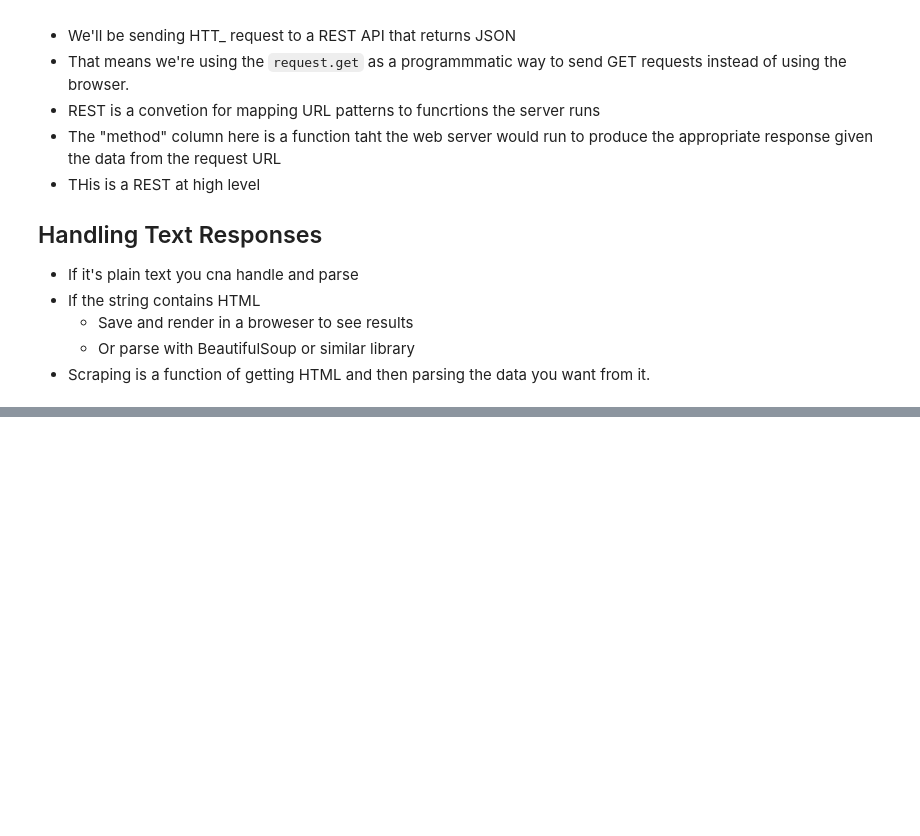
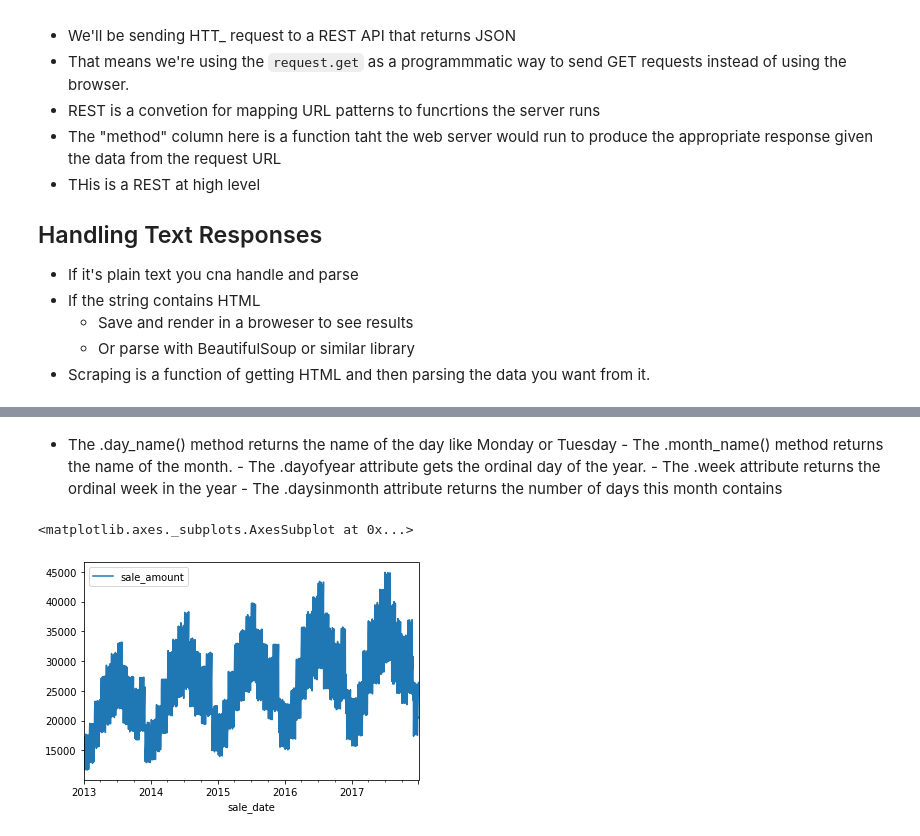
Before and after one commit to guedanie/ds-methodologies-exercises, a Jupyter notebook: time_series/time_series_class_notes.ipynb, the cells around one changed output, grey strips where cells are left out. Saved outputs shown, nothing was run; the diff lists cells and outputs as text; code cells hidden in the pictures; blank space fills up the shorter version.

```diff
--- a/time_series/time_series_class_notes.ipynb
+++ b/time_series/time_series_class_notes.ipynb
@@ -90,0 +116,2 @@ import pandas as pd
+# %%
+df = acquire.read_complied_data()
@@ -90,0 +156,6 @@ import pandas as pd
+# %%
+# Reassign the sale_date column to be a datetime type
+df['sale_date'] = pd.to_datetime(df['sale_date'])
+
+# Sort rows by the date and then set the index as that date
+df = df.sort_values("sale_date").set_index("sale_date")
@@ -90,0 +206,9 @@ import pandas as pd
+# %% [markdown]
+- The .day_name() method returns the name of the day like Monday or Tuesday - The .month_name() method returns the name of the month. - The .dayofyear attribute gets the ordinal day of the year. - The .week attribute returns the ordinal week in the year - The .daysinmonth attribute returns the number of days this month contains
+# %%
+# Chart out the sum of the sales_amounts by each day
+by_date = df.groupby(['sale_date'])['sale_amount'].sum().reset_index()
+by_date.plot(x='sale_date', y='sale_amount')
+# %% [output]
+<matplotlib.axes._subplots.AxesSubplot at 0x...>
+[figure, added]
```
Also changed, not shown: parts of 30 cells of this notebook.
